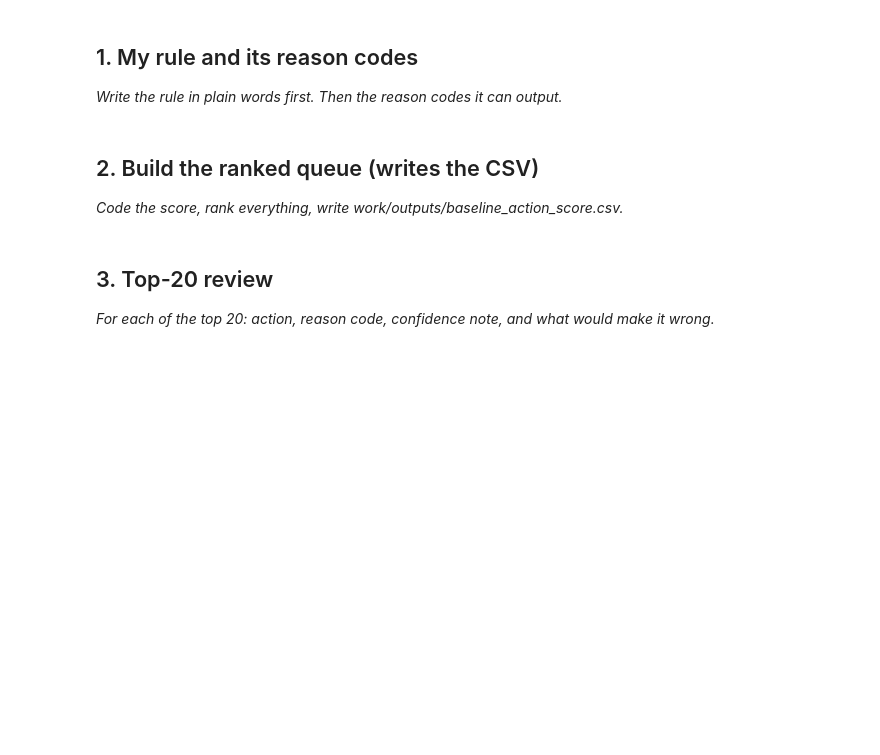
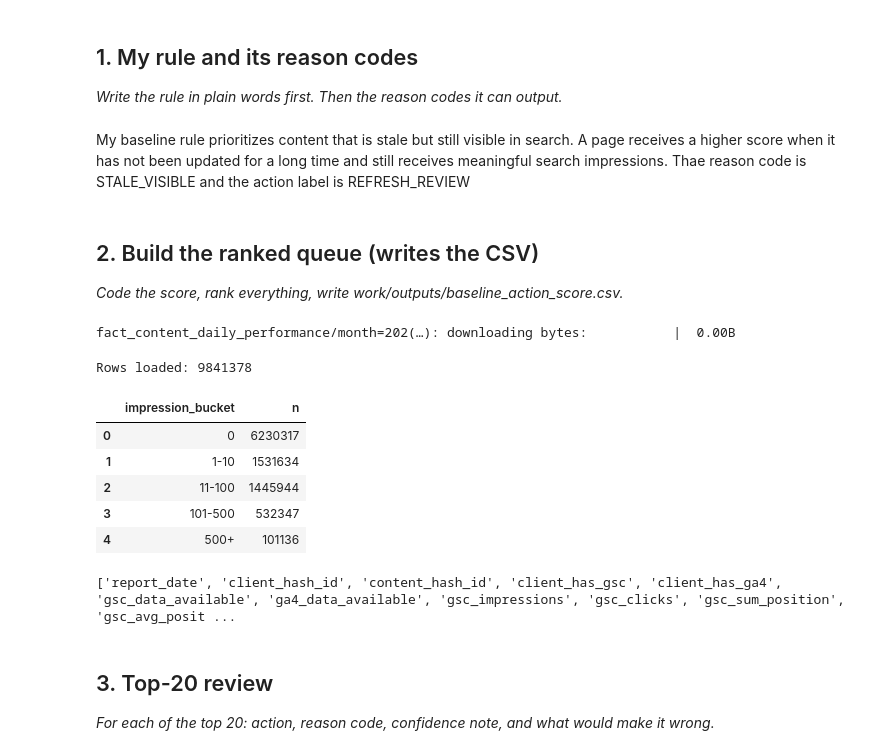
Before and after one commit to engyelgamal18/flyrank-ml-internship-engy, a Jupyter notebook: work/notebooks/w04_baseline_score.ipynb, the cells around one changed output. Drawn from its saved outputs; the diff is of its cells as text; code cells hidden in the pictures; blank space fills up the shorter version.

Commit message:
Add baseline signal check

```diff
--- a/work/notebooks/w04_baseline_score.ipynb
+++ b/work/notebooks/w04_baseline_score.ipynb
@@ -16,7 +13,54 @@ This skeleton is yours to fill. Work the sections **in order** — each one has
+# %% [markdown]
+My baseline rule prioritizes content that is stale but still visible in search. A page receives a higher score when it has not been updated for a long time and still receives meaningful search impressions. Thae reason code is STALE_VISIBLE and the action label is REFRESH_REVIEW
 # %% [markdown]
 ## 2. Build the ranked queue (writes the CSV)
 
 *Code the score, rank everything, write work/outputs/baseline_action_score.csv.*
+# %%
+import pandas as pd
+from huggingface_hub import hf_hub_download
+from google.colab import userdata
+
+hf_token = userdata.get("HF_TOKEN")
+
+march_path = hf_hub_download(
+    repo_id="FlyRank/internship-warehouse",filename="fact_content_daily_performance/month=2026-03/data_0.parquet",
+    repo_type="dataset",
+    token=hf_token
+)
+
+df = pd.read_parquet(march_path)
+
+print("Rows loaded:",len(df))
+# %% [output]
+fact_content_daily_performance/month=202(…): downloading bytes:           |  0.00B
+Rows loaded: 9841378
+# %%
+impression_buckets = pd.cut(
+    df["gsc_impressions"],
+    bins=[-1, 0, 10, 100, 500, float("inf")],
+    labels=["0", "1-10", "11-100", "101-500", "500+"]
+)
+
+signall =(
+    df.assign(impression_bucket=impression_buckets)
+    .groupby("impression_bucket", observed=True)
+    .size()
+    .reset_index(name="n")
+)
+
+signall
+# %% [output]
+|  | impression_bucket | n |
+| 0 | 0 | 6230317 |
+| 1 | 1-10 | 1531634 |
+| 2 | 11-100 | 1445944 |
+| 3 | 101-500 | 532347 |
+| 4 | 500+ | 101136 |
+# %%
+print(df.columns.tolist())
+# %% [output]
+['report_date', 'client_hash_id', 'content_hash_id', 'client_has_gsc', 'client_has_ga4', 'gsc_data_available', 'ga4_data_available', 'gsc_impressions', 'gsc_clicks', 'gsc_sum_position', 'gsc_avg_posit ...
 # %%
 # This cell is for CODE (numbers, a query, a check).
 # Write your text answer in the cell ABOVE this one — typing sentences here breaks Run All.
```
Also changed, not shown: parts of 1 cell of this notebook.
